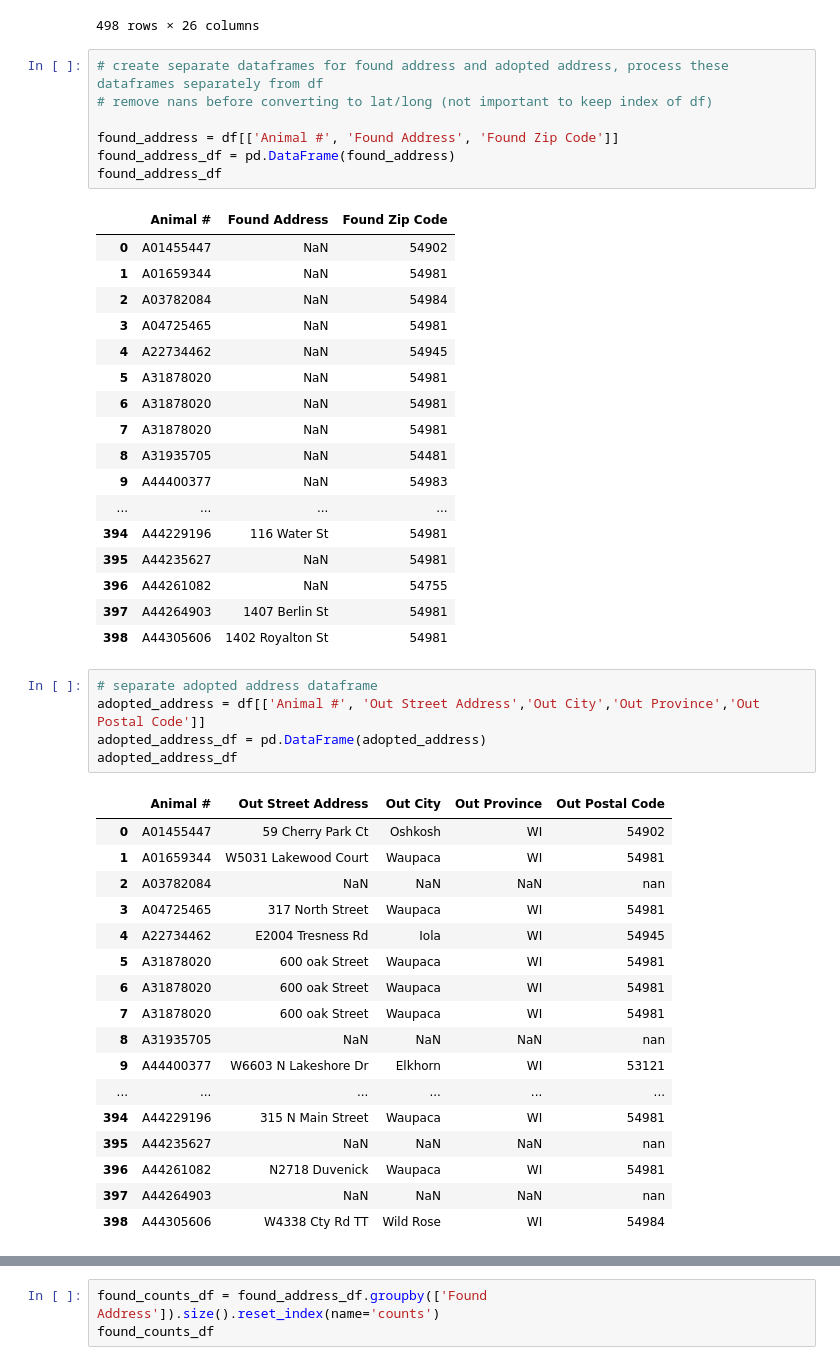
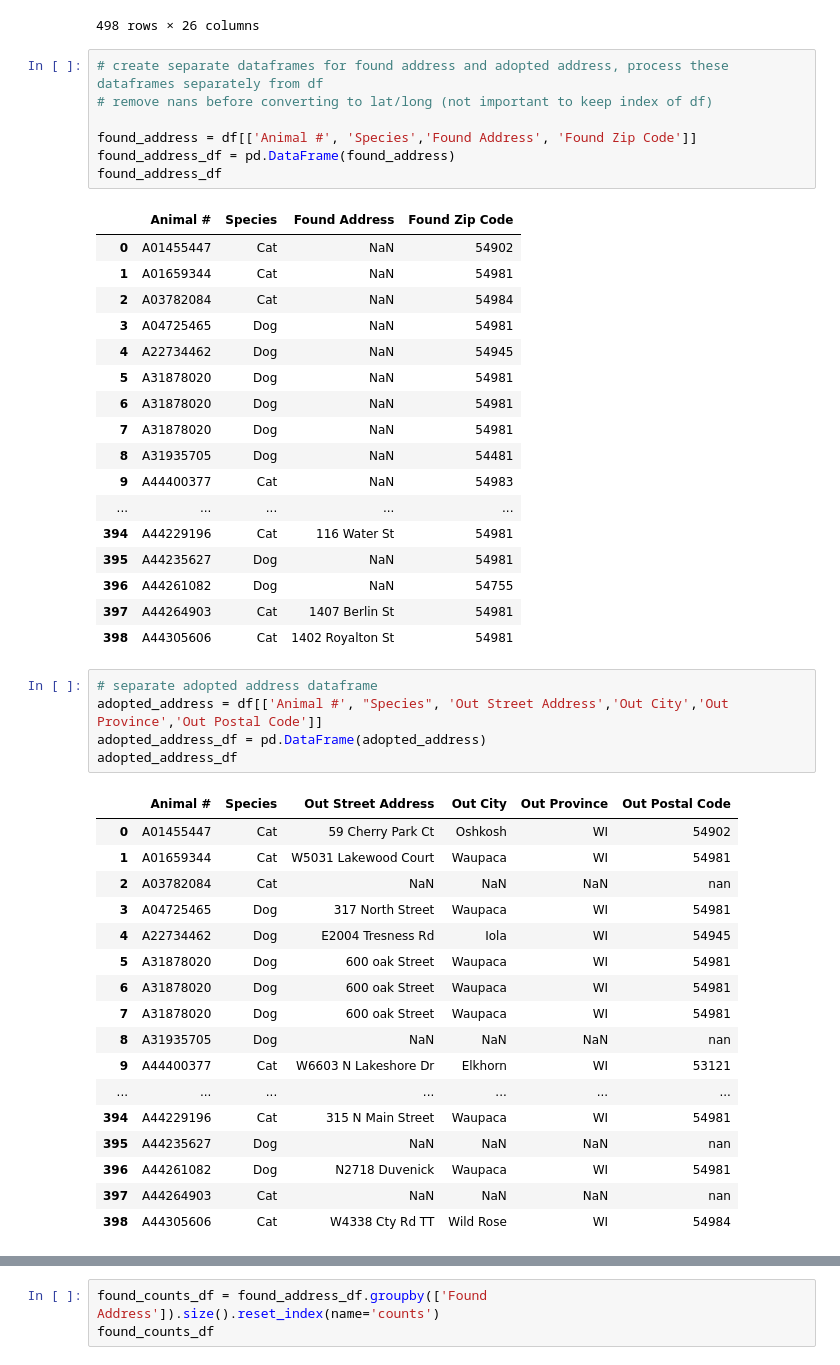
Before and after one commit to JSischo/Waupaca_repo, a Jupyter notebook: IntakeOutcomeEDA.ipynb, the cells around one changed output, grey strips where cells are left out. Cells and saved outputs as stored; diff of their text form.

Commit message:
species stray locations and more images

```diff
--- a/IntakeOutcomeEDA.ipynb
+++ b/IntakeOutcomeEDA.ipynb
@@ -223,50 +223,50 @@ df
 # create separate dataframes for found address and adopted address, process these dataframes separately from df
 # remove nans before converting to lat/long (not important to keep index of df)
 
-found_address = df[['Animal #', 'Found Address', 'Found Zip Code']]
+found_address = df[['Animal #', 'Species','Found Address', 'Found Zip Code']]
 found_address_df = pd.DataFrame(found_address)
 found_address_df
 # %% [output]
-|  | Animal # | Found Address | Found Zip Code |
-| 0 | A01455447 | NaN | 54902 |
-| 1 | A01659344 | NaN | 54981 |
-| 2 | A03782084 | NaN | 54984 |
-| 3 | A04725465 | NaN | 54981 |
-| 4 | A22734462 | NaN | 54945 |
-| 5 | A31878020 | NaN | 54981 |
-| 6 | A31878020 | NaN | 54981 |
-| 7 | A31878020 | NaN | 54981 |
-| 8 | A31935705 | NaN | 54481 |
-| 9 | A44400377 | NaN | 54983 |
-| ... | ... | ... | ... |
-| 394 | A44229196 | 116 Water St | 54981 |
-| 395 | A44235627 | NaN | 54981 |
-| 396 | A44261082 | NaN | 54755 |
-| 397 | A44264903 | 1407 Berlin St | 54981 |
-| 398 | A44305606 | 1402 Royalton St | 54981 |
+|  | Animal # | Species | Found Address | Found Zip Code |
+| 0 | A01455447 | Cat | NaN | 54902 |
+| 1 | A01659344 | Cat | NaN | 54981 |
+| 2 | A03782084 | Cat | NaN | 54984 |
+| 3 | A04725465 | Dog | NaN | 54981 |
+| 4 | A22734462 | Dog | NaN | 54945 |
+| 5 | A31878020 | Dog | NaN | 54981 |
+| 6 | A31878020 | Dog | NaN | 54981 |
+| 7 | A31878020 | Dog | NaN | 54981 |
+| 8 | A31935705 | Dog | NaN | 54481 |
+| 9 | A44400377 | Cat | NaN | 54983 |
+| ... | ... | ... | ... | ... |
+| 394 | A44229196 | Cat | 116 Water St | 54981 |
+| 395 | A44235627 | Dog | NaN | 54981 |
+| 396 | A44261082 | Dog | NaN | 54755 |
+| 397 | A44264903 | Cat | 1407 Berlin St | 54981 |
+| 398 | A44305606 | Cat | 1402 Royalton St | 54981 |
 # %%
 # separate adopted address dataframe
-adopted_address = df[['Animal #', 'Out Street Address','Out City','Out Province','Out Postal Code']]
+adopted_address = df[['Animal #', "Species", 'Out Street Address','Out City','Out Province','Out Postal Code']]
 adopted_address_df = pd.DataFrame(adopted_address)
 adopted_address_df
 # %% [output]
-|  | Animal # | Out Street Address | Out City | Out Province | Out Postal Code |
-| 0 | A01455447 | 59 Cherry Park Ct | Oshkosh | WI | 54902 |
-| 1 | A01659344 | W5031 Lakewood Court | Waupaca | WI | 54981 |
-| 2 | A03782084 | NaN | NaN | NaN | nan |
-| 3 | A04725465 | 317 North Street | Waupaca | WI | 54981 |
-| 4 | A22734462 | E2004 Tresness Rd | Iola | WI | 54945 |
-| 5 | A31878020 | 600 oak Street | Waupaca | WI | 54981 |
-| 6 | A31878020 | 600 oak Street | Waupaca | WI | 54981 |
-| 7 | A31878020 | 600 oak Street | Waupaca | WI | 54981 |
-| 8 | A31935705 | NaN | NaN | NaN | nan |
-| 9 | A44400377 | W6603 N Lakeshore Dr | Elkhorn | WI | 53121 |
-| ... | ... | ... | ... | ... | ... |
-| 394 | A44229196 | 315 N Main Street | Waupaca | WI | 54981 |
-| 395 | A44235627 | NaN | NaN | NaN | nan |
-| 396 | A44261082 | N2718 Duvenick | Waupaca | WI | 54981 |
-| 397 | A44264903 | NaN | NaN | NaN | nan |
-| 398 | A44305606 | W4338 Cty Rd TT | Wild Rose | WI | 54984 |
+|  | Animal # | Species | Out Street Address | Out City | Out Province | Out Postal Code |
+| 0 | A01455447 | Cat | 59 Cherry Park Ct | Oshkosh | WI | 54902 |
+| 1 | A01659344 | Cat | W5031 Lakewood Court | Waupaca | WI | 54981 |
+| 2 | A03782084 | Cat | NaN | NaN | NaN | nan |
+| 3 | A04725465 | Dog | 317 North Street | Waupaca | WI | 54981 |
+| 4 | A22734462 | Dog | E2004 Tresness Rd | Iola | WI | 54945 |
+| 5 | A31878020 | Dog | 600 oak Street | Waupaca | WI | 54981 |
+| 6 | A31878020 | Dog | 600 oak Street | Waupaca | WI | 54981 |
+| 7 | A31878020 | Dog | 600 oak Street | Waupaca | WI | 54981 |
+| 8 | A31935705 | Dog | NaN | NaN | NaN | nan |
+| 9 | A44400377 | Cat | W6603 N Lakeshore Dr | Elkhorn | WI | 53121 |
+| ... | ... | ... | ... | ... | ... | ... |
+| 394 | A44229196 | Cat | 315 N Main Street | Waupaca | WI | 54981 |
+| 395 | A44235627 | Dog | NaN | NaN | NaN | nan |
+| 396 | A44261082 | Dog | N2718 Duvenick | Waupaca | WI | 54981 |
+| 397 | A44264903 | Cat | NaN | NaN | NaN | nan |
+| 398 | A44305606 | Cat | W4338 Cty Rd TT | Wild Rose | WI | 54984 |
 # %%
 # remove Nans from addresses dfs, see how many rows are left
 
```
Also changed, not shown: parts of 12 cells of this notebook, 49 other files.
